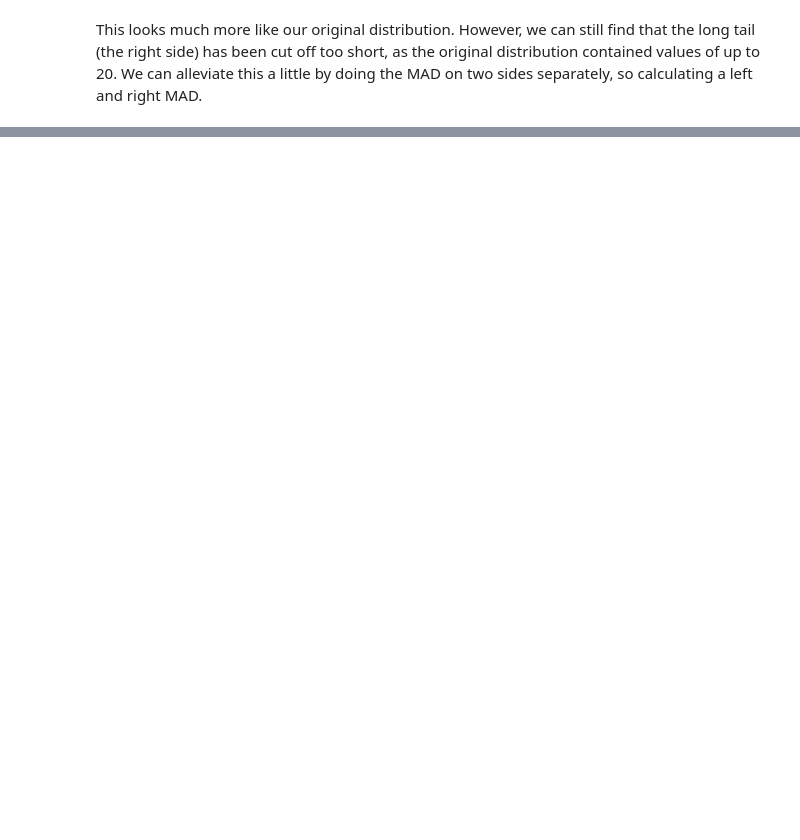
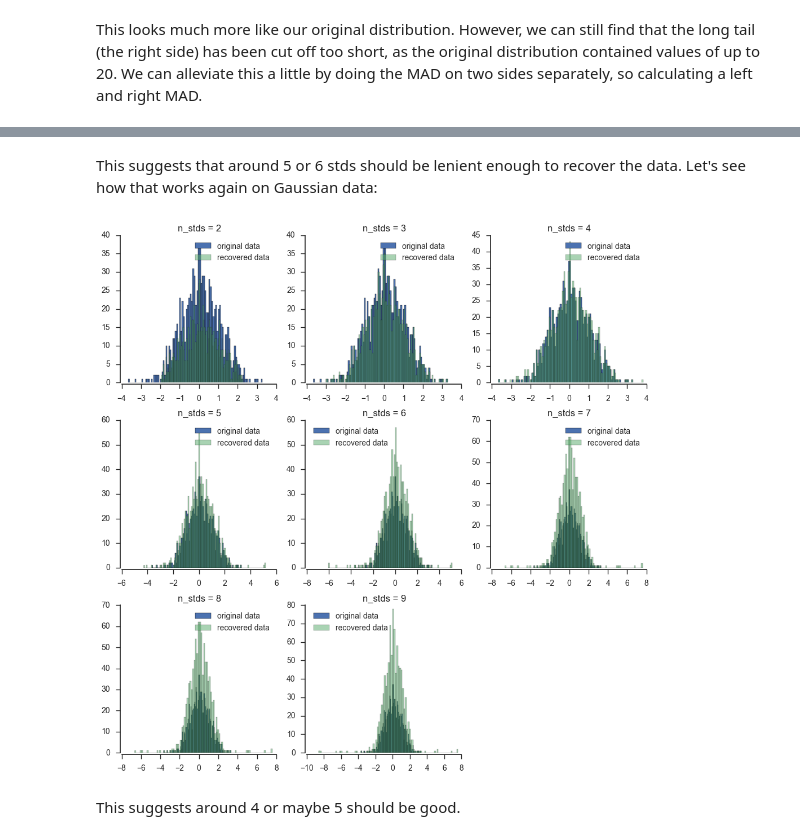
Before and after one commit to daanvanes/tutorials, a Jupyter notebook: Outlier_detection.ipynb, the cells around one changed output, grey strips where cells are left out. Drawn from its saved outputs; the diff is of its cells as text; code cells hidden in the pictures; blank space fills up the shorter version.

```diff
--- a/Outlier_detection.ipynb
+++ b/Outlier_detection.ipynb
@@ -252,0 +271,34 @@ This made the right tail somewhat more liberal, extending to values up to 14 now
+# %% [markdown]
+This suggests that around 5 or 6 stds should be lenient enough to recover the data. Let's see how that works again on Gaussian data:
+# %%
+n_samples = 1000
+n_outliers = 50
+# let's create some gaussian random data
+x = np.random.randn(n_samples)
+data_copy = copy.copy(x)
+
+# and add some outliers
+close_outliers = np.random.randint(0,n_samples,int(n_outliers/3))
+x[close_outliers] *= 5
+medium_outliers = np.random.randint(0,n_samples,int(n_outliers/3))
+x[medium_outliers] *= 10
+far_outliers = np.random.randint(0,n_samples,int(n_outliers/3))
+x[far_outliers] *= 50
+
+f = pl.figure(figsize=(10,10))
+
+for i,n_stds in enumerate(range(2,10)):
+
+    inliers = mad_inliers_2_sided(x,n_stds)
+    s = f.add_subplot(3,3,i+1)
+    pl.title('n_stds = %d'%n_stds)
+    pl.hist(data_copy,100,label='original data');
+    pl.hist(x[inliers],100,label='recovered data',alpha=0.5);
+    pl.legend(loc='best',fancybox=True)
+    sn.despine(offset=2)
+
+pl.tight_layout()
+# %% [output]
+[figure, added]
+# %% [markdown]
+This suggests around 4 or maybe 5 should be good.
```
Also changed, not shown: parts of 12 cells of this notebook, 3 other files.
